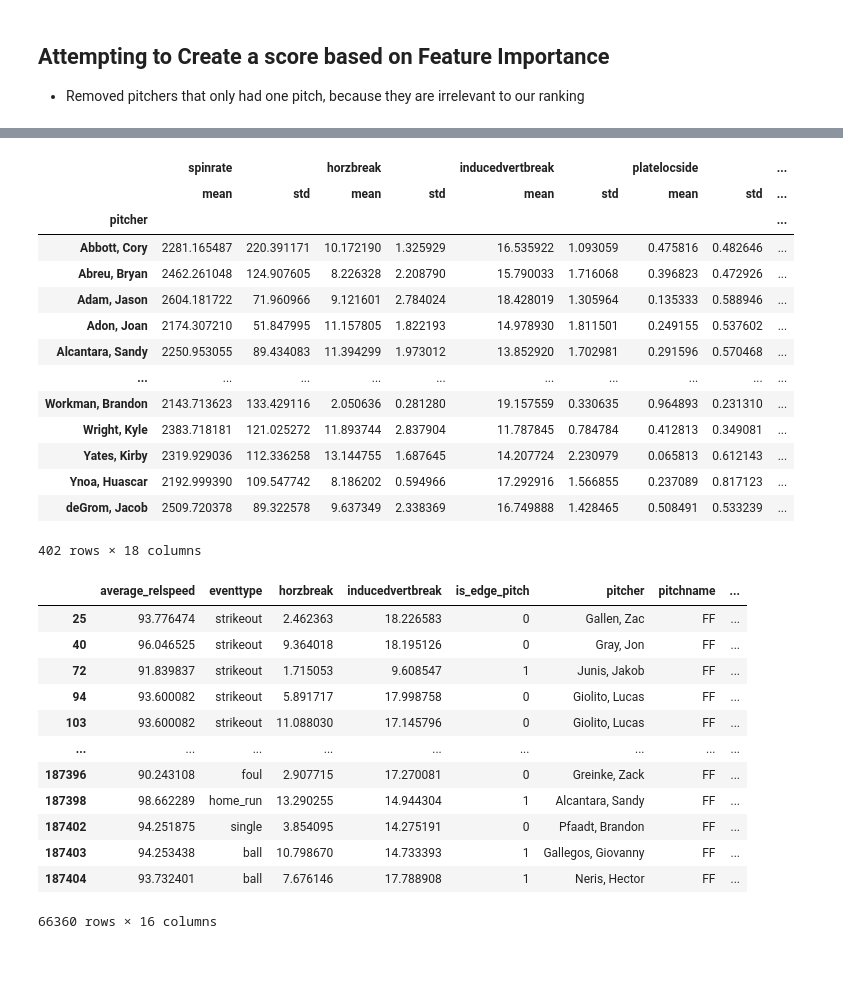
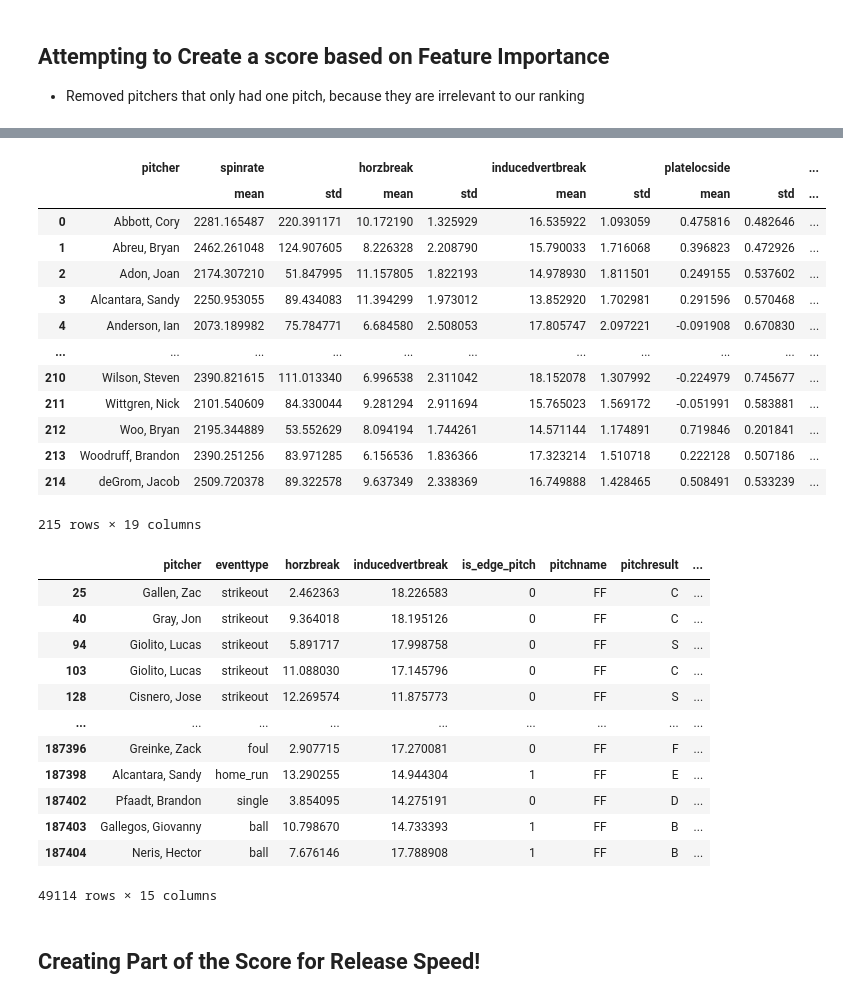
Before and after one commit to NathanG1en/baseball-research, a Jupyter notebook: Modeling.ipynb, the cells around one changed output, grey strips where cells are left out. Cells and saved outputs as stored; diff of their text form; code cells hidden in the pictures; blank space fills up the shorter version.

```diff
--- a/Modeling.ipynb
+++ b/Modeling.ipynb
@@ -251,3 +251,12 @@ cleaned_data_classwise[feature_columns].corr()
 | relspeed_inducedvertbreak | 0.260934 | 0.175831 | -0.137314 | 0.989757 | 0.035725 | -0.006031 | 1.000000 |
 # %% [markdown]
 ### If I want to keep just the interaction term:
+# %%
+# Count the appearances for each pitcher and filter out those with fewer than 50 appearances
+pitcher_appearances = cleaned_data_classwise['pitcher'].value_counts()
+pitchers_with_100_plus_appearances = pitcher_appearances[pitcher_appearances >= 100].index
+
+# Filter the dataframe to include only pitchers with 50 or more appearances
+cleaned_data_classwise = cleaned_data_classwise[cleaned_data_classwise['pitcher'].isin(pitchers_with_100_plus_appearances)]
+
+cleaned_data_classwise
@@ -859,22 +937,23 @@ MultiIndex([(                 'spinrate', 'mean'),
             ('relspeed_inducedvertbreak',  'std')],
            )
 # %%
+pitcher_stats.reset_index(inplace=True)
+
 pitcher_stats
 # %% [output]
-|  | spinrate |  | horzbreak |  | inducedvertbreak |  | platelocside |  | ... |
-|  | mean | std | mean | std | mean | std | mean | std | ... |
-| pitcher |  |  |  |  |  |  |  |  | ... |
-| Abbott, Cory | 2281.165487 | 220.391171 | 10.172190 | 1.325929 | 16.535922 | 1.093059 | 0.475816 | 0.482646 | ... |
-| Abreu, Bryan | 2462.261048 | 124.907605 | 8.226328 | 2.208790 | 15.790033 | 1.716068 | 0.396823 | 0.472926 | ... |
-| Adam, Jason | 2604.181722 | 71.960966 | 9.121601 | 2.784024 | 18.428019 | 1.305964 | 0.135333 | 0.588946 | ... |
-| Adon, Joan | 2174.307210 | 51.847995 | 11.157805 | 1.822193 | 14.978930 | 1.811501 | 0.249155 | 0.537602 | ... |
-| Alcantara, Sandy | 2250.953055 | 89.434083 | 11.394299 | 1.973012 | 13.852920 | 1.702981 | 0.291596 | 0.570468 | ... |
-| ... | ... | ... | ... | ... | ... | ... | ... | ... | ... |
-| Workman, Brandon | 2143.713623 | 133.429116 | 2.050636 | 0.281280 | 19.157559 | 0.330635 | 0.964893 | 0.231310 | ... |
-| Wright, Kyle | 2383.718181 | 121.025272 | 11.893744 | 2.837904 | 11.787845 | 0.784784 | 0.412813 | 0.349081 | ... |
-| Yates, Kirby | 2319.929036 | 112.336258 | 13.144755 | 1.687645 | 14.207724 | 2.230979 | 0.065813 | 0.612143 | ... |
-| Ynoa, Huascar | 2192.999390 | 109.547742 | 8.186202 | 0.594966 | 17.292916 | 1.566855 | 0.237089 | 0.817123 | ... |
-| deGrom, Jacob | 2509.720378 | 89.322578 | 9.637349 | 2.338369 | 16.749888 | 1.428465 | 0.508491 | 0.533239 | ... |
+|  | pitcher | spinrate |  | horzbreak |  | inducedvertbreak |  | platelocside |  | ... |
+|  |  | mean | std | mean | std | mean | std | mean | std | ... |
+| 0 | Abbott, Cory | 2281.165487 | 220.391171 | 10.172190 | 1.325929 | 16.535922 | 1.093059 | 0.475816 | 0.482646 | ... |
+| 1 | Abreu, Bryan | 2462.261048 | 124.907605 | 8.226328 | 2.208790 | 15.790033 | 1.716068 | 0.396823 | 0.472926 | ... |
+| 2 | Adon, Joan | 2174.307210 | 51.847995 | 11.157805 | 1.822193 | 14.978930 | 1.811501 | 0.249155 | 0.537602 | ... |
+| 3 | Alcantara, Sandy | 2250.953055 | 89.434083 | 11.394299 | 1.973012 | 13.852920 | 1.702981 | 0.291596 | 0.570468 | ... |
+| 4 | Anderson, Ian | 2073.189982 | 75.784771 | 6.684580 | 2.508053 | 17.805747 | 2.097221 | -0.091908 | 0.670830 | ... |
+| ... | ... | ... | ... | ... | ... | ... | ... | ... | ... | ... |
+| 210 | Wilson, Steven | 2390.821615 | 111.013340 | 6.996538 | 2.311042 | 18.152078 | 1.307992 | -0.224979 | 0.745677 | ... |
+| 211 | Wittgren, Nick | 2101.540609 | 84.330044 | 9.281294 | 2.911694 | 15.765023 | 1.569172 | -0.051991 | 0.583881 | ... |
+| 212 | Woo, Bryan | 2195.344889 | 53.552629 | 8.094194 | 1.744261 | 14.571144 | 1.174891 | 0.719846 | 0.201841 | ... |
+| 213 | Woodruff, Brandon | 2390.251256 | 83.971285 | 6.156536 | 1.836366 | 17.323214 | 1.510718 | 0.222128 | 0.507186 | ... |
+| 214 | deGrom, Jacob | 2509.720378 | 89.322578 | 9.637349 | 2.338369 | 16.749888 | 1.428465 | 0.508491 | 0.533239 | ... |
-402 rows × 18 columns
+215 rows × 19 columns
 # %%
 # bruh = data_encoded.loc[:, data_encoded.columns.difference(['pitchresult_category_strike_related','pitchresult_category_foul', 'pitchresult_category_in_play', 'pitchresult_category_other', 'pitchresult_category_strikeout', 'pitchresult_category_strikeout_binary', 'movement_ratio'])]
@@ -881,16 +962,18 @@ pitcher_stats
 # %%
+# Reorder columns to make "pitcher" the first column
+bruh.drop(columns=['average_relspeed'], inplace=True)
 bruh
 # %% [output]
-|  | average_relspeed | eventtype | horzbreak | inducedvertbreak | is_edge_pitch | pitcher | pitchname | ... |
-| 25 | 93.776474 | strikeout | 2.462363 | 18.226583 | 0 | Gallen, Zac | FF | ... |
-| 40 | 96.046525 | strikeout | 9.364018 | 18.195126 | 0 | Gray, Jon | FF | ... |
-| 72 | 91.839837 | strikeout | 1.715053 | 9.608547 | 1 | Junis, Jakob | FF | ... |
-| 94 | 93.600082 | strikeout | 5.891717 | 17.998758 | 0 | Giolito, Lucas | FF | ... |
-| 103 | 93.600082 | strikeout | 11.088030 | 17.145796 | 0 | Giolito, Lucas | FF | ... |
+|  | pitcher | eventtype | horzbreak | inducedvertbreak | is_edge_pitch | pitchname | pitchresult | ... |
+| 25 | Gallen, Zac | strikeout | 2.462363 | 18.226583 | 0 | FF | C | ... |
+| 40 | Gray, Jon | strikeout | 9.364018 | 18.195126 | 0 | FF | C | ... |
+| 94 | Giolito, Lucas | strikeout | 5.891717 | 17.998758 | 0 | FF | S | ... |
+| 103 | Giolito, Lucas | strikeout | 11.088030 | 17.145796 | 0 | FF | C | ... |
+| 128 | Cisnero, Jose | strikeout | 12.269574 | 11.875773 | 0 | FF | S | ... |
 | ... | ... | ... | ... | ... | ... | ... | ... | ... |
-| 187396 | 90.243108 | foul | 2.907715 | 17.270081 | 0 | Greinke, Zack | FF | ... |
-| 187398 | 98.662289 | home_run | 13.290255 | 14.944304 | 1 | Alcantara, Sandy | FF | ... |
-| 187402 | 94.251875 | single | 3.854095 | 14.275191 | 0 | Pfaadt, Brandon | FF | ... |
-| 187403 | 94.253438 | ball | 10.798670 | 14.733393 | 1 | Gallegos, Giovanny | FF | ... |
-| 187404 | 93.732401 | ball | 7.676146 | 17.788908 | 1 | Neris, Hector | FF | ... |
+| 187396 | Greinke, Zack | foul | 2.907715 | 17.270081 | 0 | FF | F | ... |
+| 187398 | Alcantara, Sandy | home_run | 13.290255 | 14.944304 | 1 | FF | E | ... |
+| 187402 | Pfaadt, Brandon | single | 3.854095 | 14.275191 | 0 | FF | D | ... |
+| 187403 | Gallegos, Giovanny | ball | 10.798670 | 14.733393 | 1 | FF | B | ... |
+| 187404 | Neris, Hector | ball | 7.676146 | 17.788908 | 1 | FF | B | ... |
-66360 rows × 16 columns
+49114 rows × 15 columns
@@ -900,0 +980,2 @@ def my_ranking(importance, average, characteristics, std):
+# %% [markdown]
+## Creating Part of the Score for Release Speed!
```
Also changed, not shown: parts of 45 cells of this notebook.
